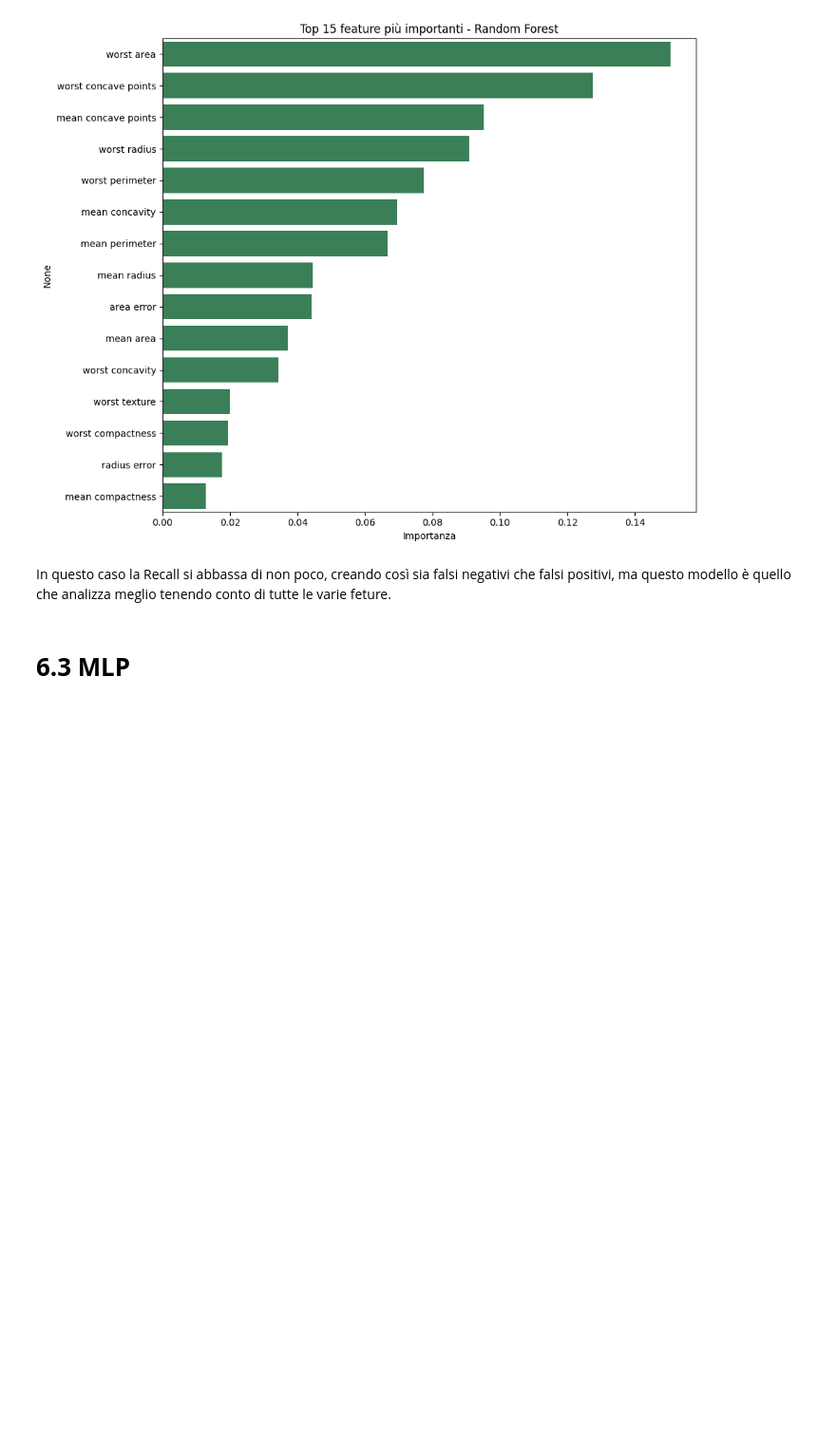
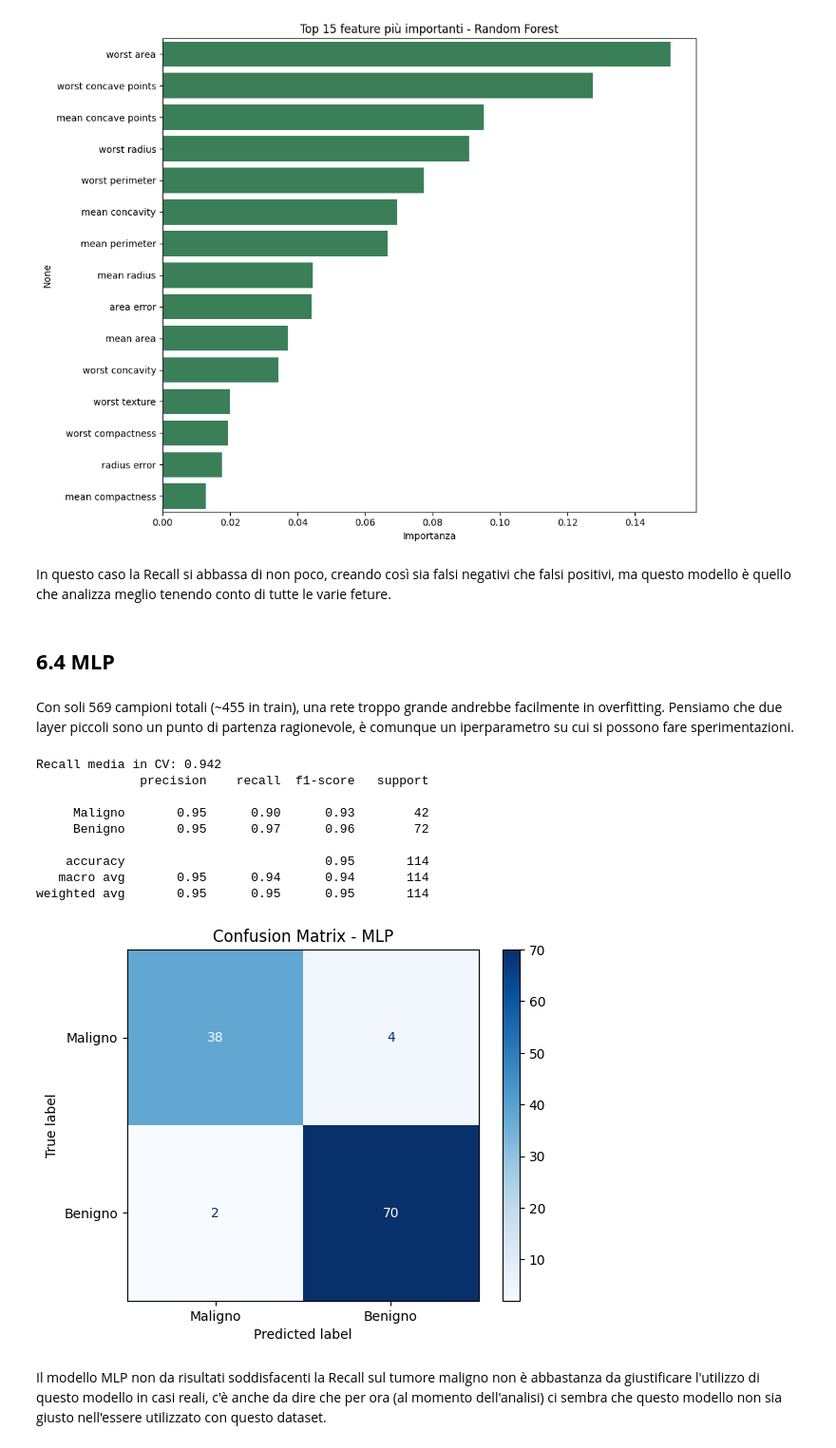
Before and after one commit to JacopoFoschi2/ElaboratoOIAML, a Jupyter notebook: progetto_esame.ipynb, the cells around one changed output. Shown at 95% size. Saved outputs shown, nothing was run; the diff lists cells and outputs as text; code cells hidden in the pictures; blank space fills up the shorter version.

Commit message:
feat: added the MLP model and the comment related to it and beginning of section 7

```diff
--- a/progetto_esame.ipynb
+++ b/progetto_esame.ipynb
@@ -505,4 +479,53 @@ plt.show()
 # %% [markdown]
 In questo caso la Recall si abbassa di non poco, creando così sia falsi negativi che falsi positivi, ma questo modello è quello che analizza meglio tenendo conto di tutte le varie feture.
 # %% [markdown]
-# **6.3 MLP**
+## **6.4 MLP**
+# %% [markdown]
+Con soli 569 campioni totali (~455 in train), una rete troppo grande andrebbe facilmente in overfitting. Pensiamo che due layer piccoli sono un punto di partenza ragionevole, è comunque un iperparametro su cui si possono fare sperimentazioni.
+# %%
+from sklearn.neural_network import MLPClassifier
+
+# Pipeline: scaler + modello (per MLP lo scaling è ancora più importante che per LogReg/SVM,
+# perché la rete usa la discesa del gradiente e feature su scale diverse rallentano
+# o impediscono la convergenza)
+pipe_mlp = Pipeline([
+    ('scaler', StandardScaler()),
+    ('clf', MLPClassifier(
+        hidden_layer_sizes=(64, 32),
+        activation='relu',
+        max_iter=2000,          # con dataset piccolo servono più iterazioni per convergere
+        early_stopping=True,    # ferma l'addestramento se non migliora più su un validation set interno
+        random_state=42
+    ))
+])
+
+# Cross-validation, stessa logica usata per Logistic Regression
+scores = cross_val_score(pipe_mlp, X_train, y_train, cv=cv, scoring='recall_macro')
+print(f"Recall media in CV: {scores.mean():.3f}")
+
+# Addestramento finale
+pipe_mlp.fit(X_train, y_train)
+
+# Valutazione sul test set
+y_pred_mlp = pipe_mlp.predict(X_test)
+print(classification_report(y_test, y_pred_mlp, target_names=['Maligno', 'Benigno']))
+
+# Confusion matrix
+cm_mlp = confusion_matrix(y_test, y_pred_mlp)
+disp = ConfusionMatrixDisplay(confusion_matrix=cm_mlp, display_labels=['Maligno', 'Benigno'])
+disp.plot(cmap='Blues')
+plt.title('Confusion Matrix - MLP')
+plt.show()
+# %% [output]
+Recall media in CV: 0.942
+              precision    recall  f1-score   support
+
+     Maligno       0.95      0.90      0.93        42
+     Benigno       0.95      0.97      0.96        72
+
+    accuracy                           0.95       114
+   macro avg       0.95      0.94      0.94       114
+weighted avg       0.95      0.95      0.95       114
+[figure, added]
+# %% [markdown]
+Il modello MLP non da risultati soddisfacenti la Recall sul tumore maligno non è abbastanza da giustificare l'utilizzo di questo modello in casi reali, c'è anche da dire che per ora (al momento dell'analisi) ci sembra che questo modello non sia giusto nell'essere utilizzato con questo dataset.
```
Also changed, not shown: parts of 8 cells of this notebook.
